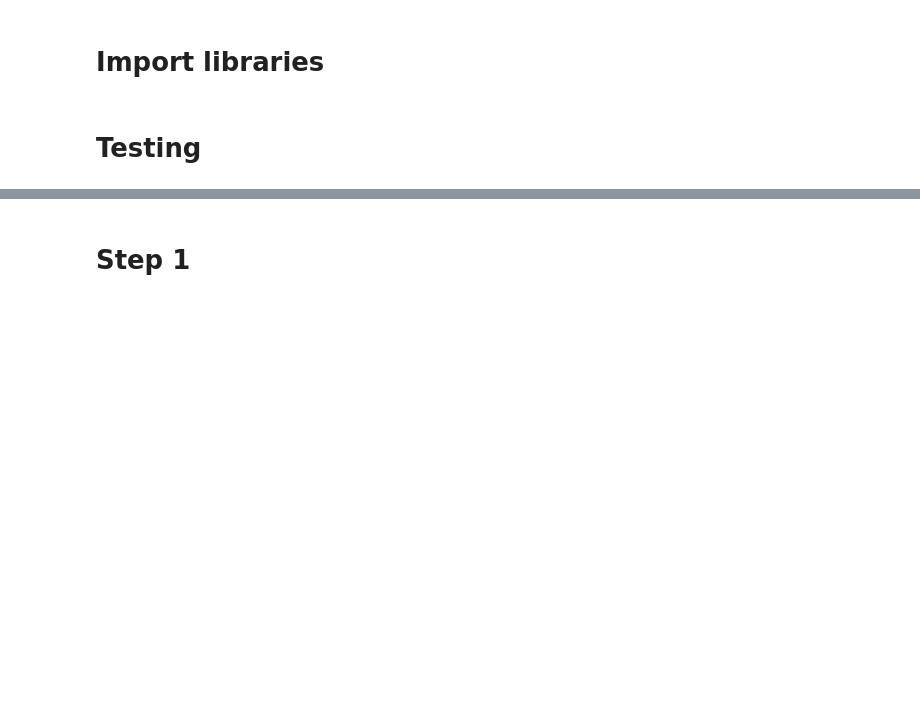
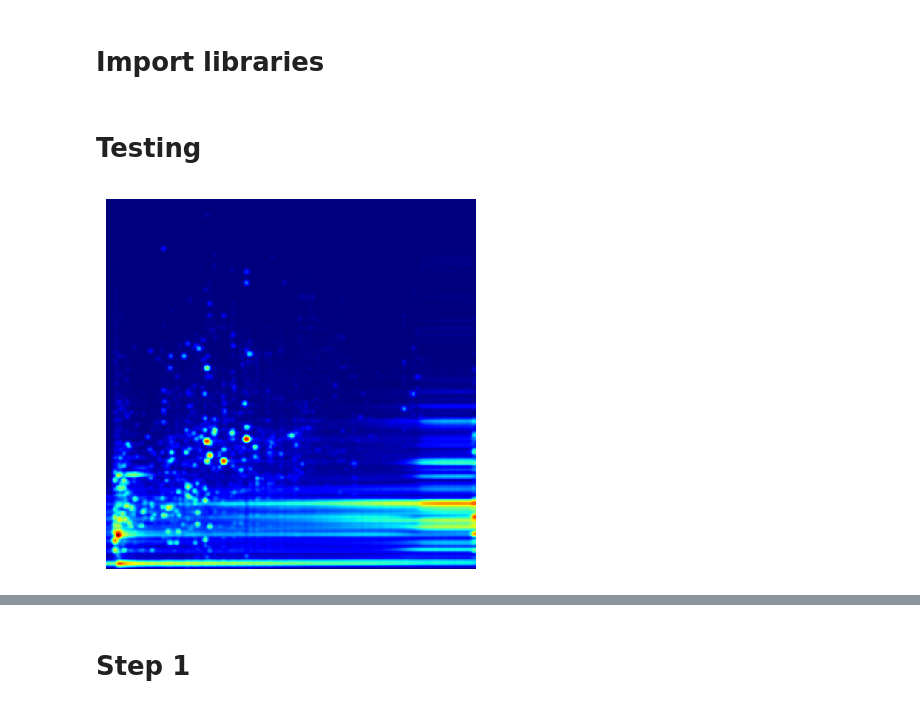
Before and after one commit to adamcseresznye/DeepLCMS, a Jupyter notebook: notebooks/NB2_ACS_Convert_mzML_to_images_pipeline.ipynb, the cells around one changed output, grey strips where cells are left out. Cells and saved outputs as stored; diff of their text form; code cells hidden in the pictures; blank space fills up the shorter version.

```diff
--- a/notebooks/NB2_ACS_Convert_mzML_to_images_pipeline.ipynb
+++ b/notebooks/NB2_ACS_Convert_mzML_to_images_pipeline.ipynb
@@ -15,6 +15,8 @@ example_file = utils.Configuration.RAW_DATA_PATH.joinpath(
 )
 # %%
-convert_lcms_files.plot_2D_spectra_overview(example_file, save=False)
+convert_lcms_files.plot_2D_spectra_overview(example_file, save=False, show=True)
+# %% [output]
+[figure, added]
 # %%
 convert_lcms_files.plot_2D_spectra_slices(
     example_file, save=False, show=True, num_slices=2
```
Also changed, not shown: parts of 8 cells of this notebook, 2 other files.
